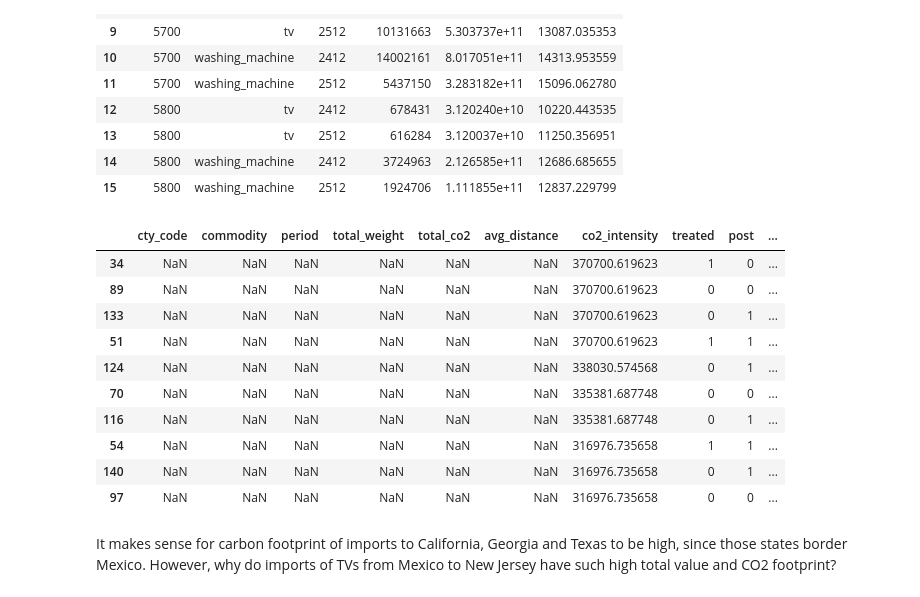
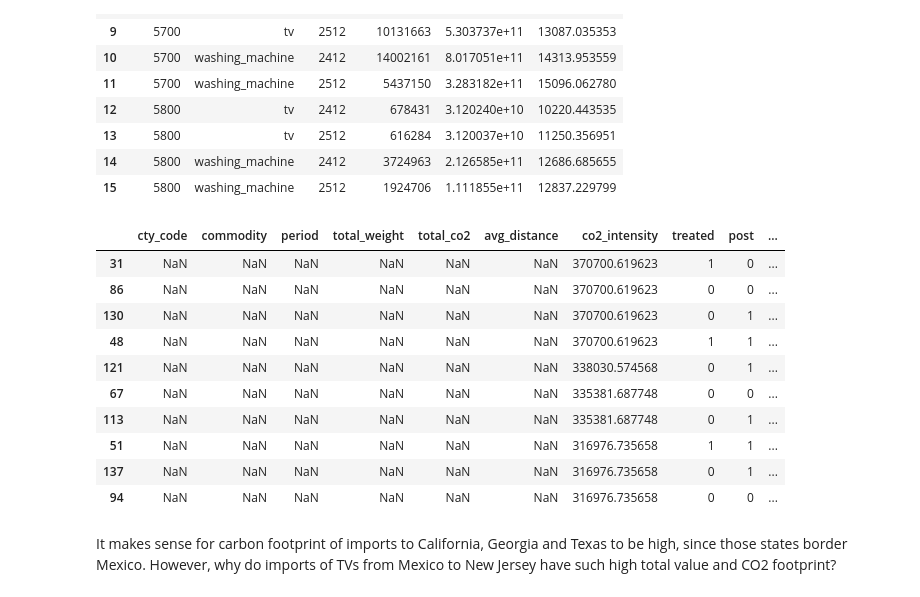
Before and after one commit to BirchTree1812/research_study_code, a Jupyter notebook: main.ipynb, the cells around one changed output. Drawn from its saved outputs; the diff is of its cells as text; code cells hidden in the pictures.

```diff
--- a/main.ipynb
+++ b/main.ipynb
@@ -233,6 +233,7 @@ for col in numerical_cols_asian:
 
 df_asian_wash_2412 = df_asian_2412[df_asian_2412["commodity"].isin(["845011", "845020"])].copy()
 df_asian_wash_2412 = df_asian_wash_2412[df_asian_wash_2412["port_full"].isin(coord.us_ports)]
+df_asian_wash_2412 = df_asian_wash_2412[df_asian_wash_2412["ves_swt_mo"] > 0]
 df_asian_wash_2412["distance"] = df_asian_wash_2412.apply(
     core.compute_distance, args=(coord.asian_origins, coord.us_ports, True, "cty_code", "port_full"), axis=1)
 df_asian_wash_2412["co2"] = df_asian_wash_2412.apply(core.compute_co2, args=["ves_swt_mo"], axis=1)
@@ -280,11 +281,11 @@ Name: count, dtype: int64
 # %% [markdown]
 ## Ocean-based Distance/Weight Data (Asian Routes, Post-Tariff — Dec 2025)
 # %%
-_snapshot = Path('data/snapshots/PORTHS6MM2512.parquet')
+_snapshot = Path("data/snapshots/PORTHS6MM2512.parquet")
 if _snapshot.exists():
     df_ocean_routes_2512 = pd.read_parquet(_snapshot)
 else:
-    with zipfile.ZipFile('data/original/PORTHS6MM2512.ZIP') as zf:
+    with zipfile.ZipFile("data/original/PORTHS6MM2512.ZIP") as zf:
         with zf.open(zf.namelist()[0]) as f:
             df_ocean_routes_2512 = pd.read_fwf(
                 f,
@@ -303,6 +304,7 @@ for col in numerical_cols_asian:
 
 df_asian_wash_2512 = df_asian_2512[df_asian_2512["commodity"].isin(["845011", "845020"])].copy()
 df_asian_wash_2512 = df_asian_wash_2512[df_asian_wash_2512["port_full"].isin(coord.us_ports)]
+df_asian_wash_2512 = df_asian_wash_2512[df_asian_wash_2512["ves_swt_mo"] > 0]
 df_asian_wash_2512["distance"] = df_asian_wash_2512.apply(
     core.compute_distance, args=(coord.asian_origins, coord.us_ports, True, "cty_code", "port_full"), axis=1)
 df_asian_wash_2512["co2"] = df_asian_wash_2512.apply(core.compute_co2, args=["ves_swt_mo"], axis=1)
@@ -352,6 +354,7 @@ Name: count, dtype: int64
 # %%
 df_asian_tv_2412 = df_asian_2412[df_asian_2412["commodity"].str.startswith("8528")].copy()
 df_asian_tv_2412 = df_asian_tv_2412[df_asian_tv_2412["port_full"].isin(coord.us_ports)]
+df_asian_tv_2412 = df_asian_tv_2412[df_asian_tv_2412["ves_swt_mo"] > 0]
 df_asian_tv_2412["distance"] = df_asian_tv_2412.apply(
     core.compute_distance, args=(coord.asian_origins, coord.us_ports, True, "cty_code", "port_full"), axis=1)
 df_asian_tv_2412["co2"] = df_asian_tv_2412.apply(core.compute_co2, args=["ves_swt_mo"], axis=1)
@@ -406,6 +409,7 @@ Name: count, dtype: int64
 # %%
 df_asian_tv_2512 = df_asian_2512[df_asian_2512["commodity"].str.startswith("8528")].copy()
 df_asian_tv_2512 = df_asian_tv_2512[df_asian_tv_2512["port_full"].isin(coord.us_ports)]
+df_asian_tv_2512 = df_asian_tv_2512[df_asian_tv_2512["ves_swt_mo"] > 0]
 df_asian_tv_2512["distance"] = df_asian_tv_2512.apply(
     core.compute_distance, args=(coord.asian_origins, coord.us_ports, True, "cty_code", "port_full"), axis=1)
 df_asian_tv_2512["co2"] = df_asian_tv_2512.apply(core.compute_co2, args=["ves_swt_mo"], axis=1)
@@ -1054,43 +1058,45 @@ df_sea_agg
 # %%
 import statsmodels.api as sm
 
 def prep_did(df, treated_flag, post_flag):
     agg = df.groupby("state").agg(
         co2=("co2", "sum"),
         gen_swt_mo=("gen_swt_mo", "sum"),
     ).reset_index()
     agg["co2_intensity"] = agg["co2"] / agg["gen_swt_mo"]
     agg["treated"] = treated_flag
     agg["post"] = post_flag
     return agg
 
-df_sea_did = df_sea_agg.copy()
+# Drop zero-weight rows: co2_intensity = 0/0 = NaN for country-commodity-period
+# cells with no shipments; undefined intensity should not enter the regression.
+df_sea_did = df_sea_agg[df_sea_agg["total_weight"] > 0].copy()
 df_sea_did["co2_intensity"] = df_sea_did["total_co2"] / df_sea_did["total_weight"]
 df_sea_did["treated"] = (df_sea_did["commodity"] == "washing_machine").astype(int)
 df_sea_did["post"]    = (df_sea_did["period"]    == "2512").astype(int)
 
 land_parts = [
     prep_did(df_land_imports_mex_wash_v1_2412, treated_flag=1, post_flag=0),
     prep_did(df_land_imports_mex_wash_v1_2512, treated_flag=1, post_flag=1),
     prep_did(df_land_imports_mex_tv_v1_2412,   treated_flag=0, post_flag=0),
     prep_did(df_land_imports_mex_tv_v1_2512,   treated_flag=0, post_flag=1),
 ]
 
 df_did = pd.concat([df_sea_did] + land_parts, ignore_index=True)
 df_did["treated_x_post"] = df_did["treated"] * df_did["post"]
 df_did.sort_values("co2_intensity", ascending=False).head(10)
 # %% [output]
 |  | cty_code | commodity | period | total_weight | total_co2 | avg_distance | co2_intensity | treated | post | ... |
-| 34 | NaN | NaN | NaN | NaN | NaN | NaN | 370700.619623 | 1 | 0 | ... |
-| 89 | NaN | NaN | NaN | NaN | NaN | NaN | 370700.619623 | 0 | 0 | ... |
-| 133 | NaN | NaN | NaN | NaN | NaN | NaN | 370700.619623 | 0 | 1 | ... |
-| 51 | NaN | NaN | NaN | NaN | NaN | NaN | 370700.619623 | 1 | 1 | ... |
-| 124 | NaN | NaN | NaN | NaN | NaN | NaN | 338030.574568 | 0 | 1 | ... |
-| 70 | NaN | NaN | NaN | NaN | NaN | NaN | 335381.687748 | 0 | 0 | ... |
-| 116 | NaN | NaN | NaN | NaN | NaN | NaN | 335381.687748 | 0 | 1 | ... |
-| 54 | NaN | NaN | NaN | NaN | NaN | NaN | 316976.735658 | 1 | 1 | ... |
-| 140 | NaN | NaN | NaN | NaN | NaN | NaN | 316976.735658 | 0 | 1 | ... |
-| 97 | NaN | NaN | NaN | NaN | NaN | NaN | 316976.735658 | 0 | 0 | ... |
+| 31 | NaN | NaN | NaN | NaN | NaN | NaN | 370700.619623 | 1 | 0 | ... |
+| 86 | NaN | NaN | NaN | NaN | NaN | NaN | 370700.619623 | 0 | 0 | ... |
+| 130 | NaN | NaN | NaN | NaN | NaN | NaN | 370700.619623 | 0 | 1 | ... |
+| 48 | NaN | NaN | NaN | NaN | NaN | NaN | 370700.619623 | 1 | 1 | ... |
+| 121 | NaN | NaN | NaN | NaN | NaN | NaN | 338030.574568 | 0 | 1 | ... |
+| 67 | NaN | NaN | NaN | NaN | NaN | NaN | 335381.687748 | 0 | 0 | ... |
+| 113 | NaN | NaN | NaN | NaN | NaN | NaN | 335381.687748 | 0 | 1 | ... |
+| 51 | NaN | NaN | NaN | NaN | NaN | NaN | 316976.735658 | 1 | 1 | ... |
+| 137 | NaN | NaN | NaN | NaN | NaN | NaN | 316976.735658 | 0 | 1 | ... |
+| 94 | NaN | NaN | NaN | NaN | NaN | NaN | 316976.735658 | 0 | 0 | ... |
 # %% [markdown]
 It makes sense for carbon footprint of imports to California, Georgia and Texas to be high, since those states border Mexico. However, why do imports of TVs from Mexico to New Jersey have such high total value and CO2 footprint?
 # %%
```
Also changed, not shown: 6 other files.
